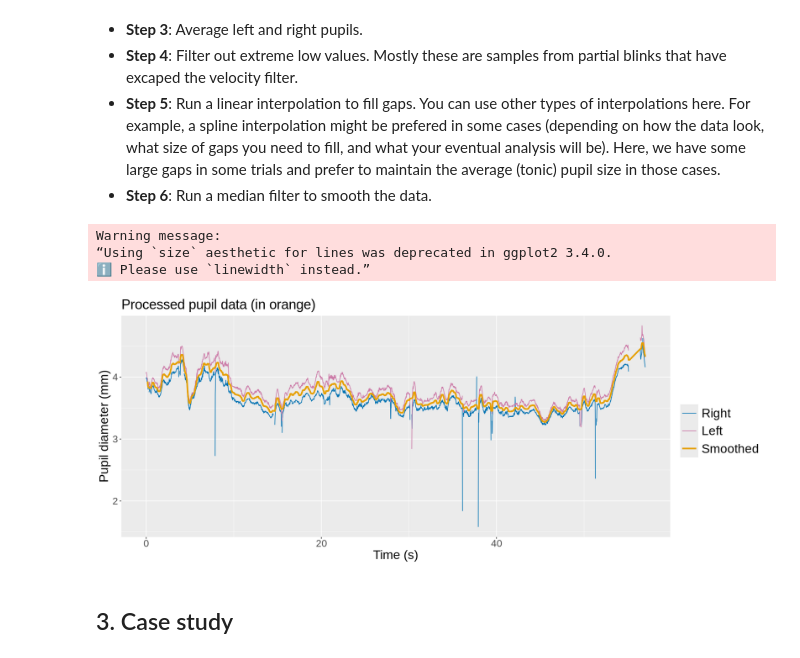
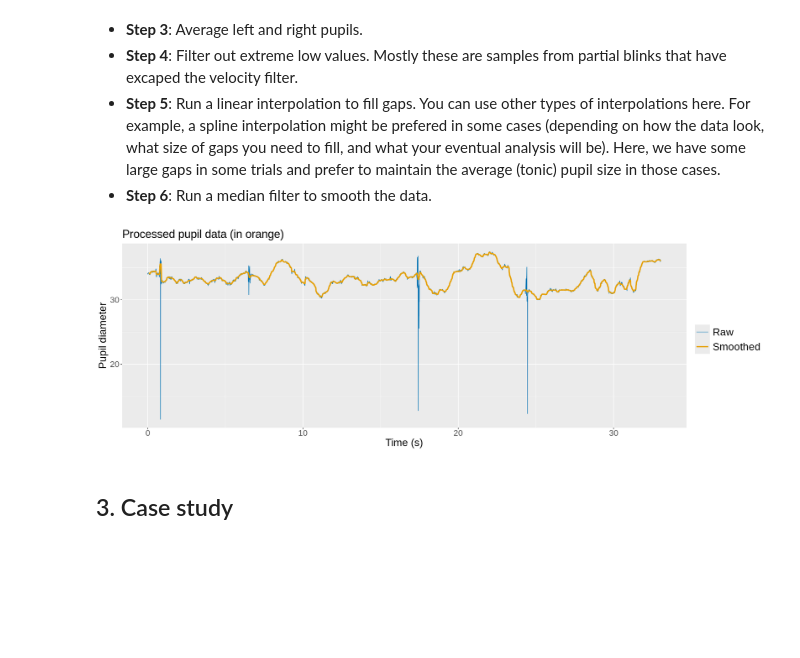
Before and after one commit to laurabishop/EyeTrackingDemo, a Jupyter notebook: DSD_ScienceOfGaze_PupilFiltering.ipynb, the cells around one changed output. Saved outputs shown, nothing was run; the diff lists cells and outputs as text; code cells hidden in the pictures; blank space fills up the shorter version.

```diff
--- a/DSD_ScienceOfGaze_PupilFiltering.ipynb
+++ b/DSD_ScienceOfGaze_PupilFiltering.ipynb
@@ -66,11 +49,14 @@ eyetracking <- read.csv("EyeTrackingDemo/pupil_positions.csv")
+# %%
+eyetracking <- read.csv("EyeTrackingDemo/pupil_positions_sample.csv")
+tdata <- eyetracking[!grepl("2d", eyetracking$method) & eyetracking$eye_id == 1,]
+tdata$timestamp <- with(tdata, pupil_timestamp-pupil_timestamp[1])
 # %%
-raw.plot <- ggplot(tdata, aes(x = tracktime)) + #xlim(30,40) +
-                geom_line(aes(y = Pupil.diameter.right..mm., colour = "Right")) +
-                geom_line(aes(y = Pupil.diameter.left..mm., colour = "Left")) +
-                scale_colour_manual("", breaks = c("Right", "Left", "Smoothed", "Interpolated"),
-                                    values = c("#0072B2", "#CC79A7", "#E69F00")) +
-                ggtitle("Raw pupil data containing partial blinks") +
-                xlab("Time (s)") + ylab("Pupil diameter (mm)") +
+raw.plot <- ggplot(tdata, aes(x = timestamp)) +
+                geom_line(aes(y = diameter, colour = "Raw")) +
+                scale_colour_manual("", breaks = c("Raw", "Smoothed", "Interpolated"),
+                                    values = c("#0072B2", "#E69F00")) +
+                ggtitle("Raw pupil data") +
+                xlab("Time (s)") + ylab("Pupil diameter") +
                 theme(plot.title = element_text(size = 22),
                       axis.text = element_text(size = 16), axis.title = element_text(size = 20),
                       legend.text = element_text(size = 20), legend.key.size = unit(1, "cm"))
@@ -96,14 +82,14 @@ low.threshold <- 2 # Used for cutting off values that are too far below trial me
 window.size <- 17 # Used to set the smoothing window
 # %%
 # Filter out extreme velocities for left pupil
-tdata$xmm_velLeft <- with(tdata, c(NA, diff(Pupil.diameter.left..mm.))/c(NA, diff(timestamp)))
+tdata$xmm_velLeft <- with(tdata, c(NA, diff(diameter))/c(NA, diff(timestamp)))
 out.boundLeft <- outlier.value * sd(tdata$xmm_velLeft, na.rm = T)
-tdata$xmm_ppLeft <- with(tdata, ifelse(abs(xmm_velLeft) > out.boundLeft, NA, Pupil.diameter.left..mm.))
+tdata$xmm_ppLeft <- with(tdata, ifelse(abs(xmm_velLeft) > out.boundLeft, NA, diameter))
 
 # Filter out extreme velocities for right pupil
-tdata$xmm_velRight <- with(tdata, c(NA, diff(Pupil.diameter.right..mm.))/c(NA, diff(timestamp)))
+tdata$xmm_velRight <- with(tdata, c(NA, diff(diameter))/c(NA, diff(timestamp)))
 out.boundRight <- outlier.value * sd(tdata$xmm_velRight, na.rm = T)
-tdata$xmm_ppRight <- with(tdata, ifelse(abs(xmm_velRight) > out.boundRight, NA, Pupil.diameter.right..mm.))
+tdata$xmm_ppRight <- with(tdata, ifelse(abs(xmm_velRight) > out.boundRight, NA, diameter))
 
 # Average filtered left and right pupils, then filter out extreme low values
 tdata$pupil_lr <- with(tdata, (xmm_ppLeft + xmm_ppRight)/2)
@@ -116,14 +102,11 @@ tdata$pupil <- with(tdata, approx(timestamp, xmm_ppp, xout = timestamp)$y)
 # Smoothing
 tdata$smooth.pupil <- medianFilter(tdata$pupil, windowSize = window.size)
 # %%
-processed.plot <- raw.plot + geom_line(data = tdata, aes(y = smooth.pupil, colour = "Smoothed"), size = 1.2) +
+processed.plot <- raw.plot + geom_line(data = tdata, aes(y = smooth.pupil, colour = "Smoothed"), linewidth = 1.2) +
   ggtitle("Processed pupil data (in orange)")
 suppressWarnings(print(processed.plot))
 # %% [output]
-Warning message:
-“Using `size` aesthetic for lines was deprecated in ggplot2 3.4.0.
-ℹ Please use `linewidth` instead.”
-[figure, old version]
+[figure, new version]
 # %% [markdown]
 ## 3. Case study
 # %% [markdown]
```
Also changed, not shown: parts of 5 cells of this notebook.
